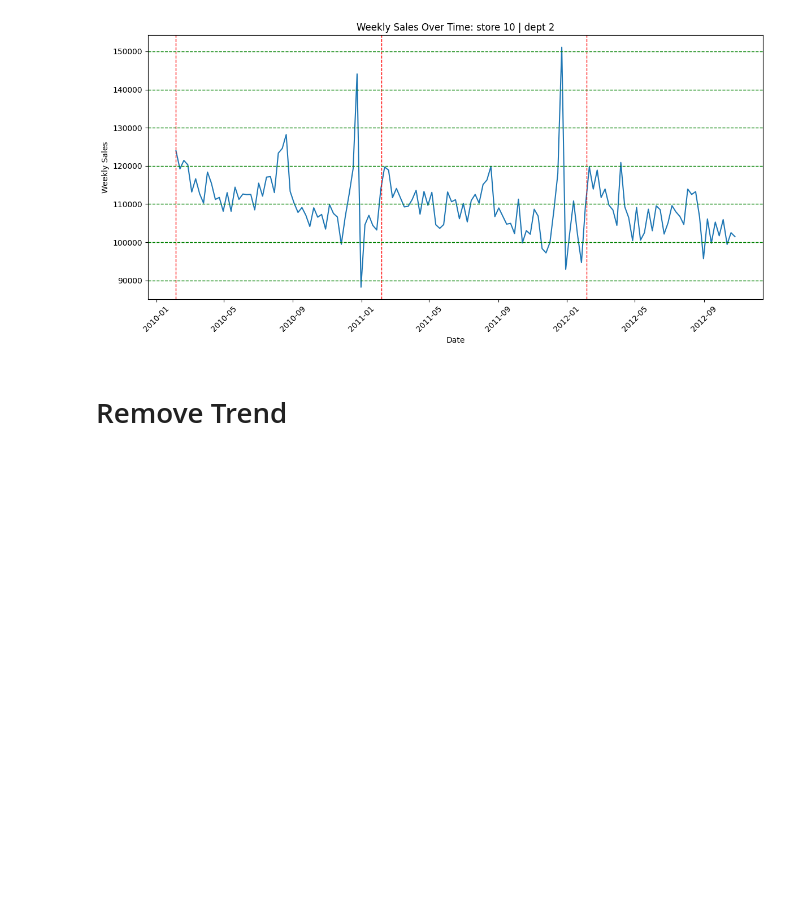
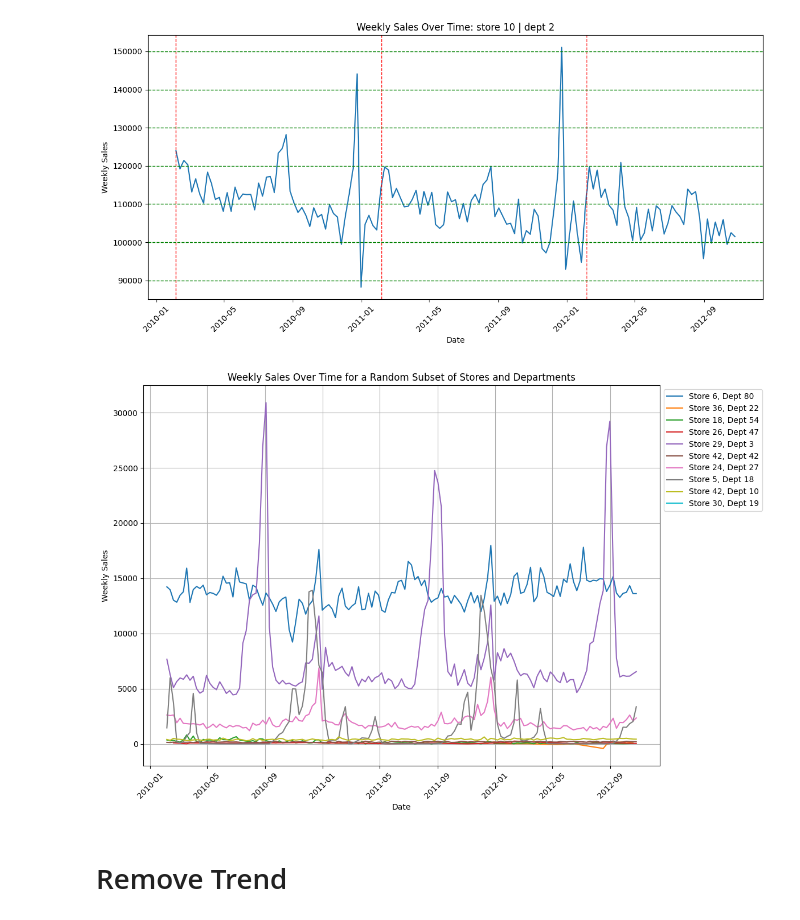
Before and after one commit to Cimbir/Store-Sales-Forecasting, a Jupyter notebook: model_sarima.ipynb, the cells around one changed output. Cells and saved outputs as stored; diff of their text form; code cells hidden in the pictures; blank space fills up the shorter version.

```diff
--- a/model_sarima.ipynb
+++ b/model_sarima.ipynb
@@ -146,6 +149,40 @@ for i in range(9, 16):
 plt.show()
 # %% [output]
 [figure]
+# %%
+import random
+
+# Get all unique store and department combinations
+unique_store_dept = df[['Store', 'Dept']].drop_duplicates()
+
+# Select a random subset of store and department combinations
+subset_size = 10  # You can adjust the size of the subset
+random_subset_store_dept = unique_store_dept.sample(n=subset_size, random_state=42) # Using random_state for reproducibility
+
+plt.figure(figsize=(14, 8))
+
+for index, row in random_subset_store_dept.iterrows():
+    store_id = row['Store']
+    dept_id = row['Dept']
+
+    # Filter data for the current store and department
+    store_dept_df = df[(df['Store'] == store_id) & (df['Dept'] == dept_id)]
+
+    # Sort by date for proper plotting
+    store_dept_df = store_dept_df.sort_values('Date')
+
+    plt.plot(store_dept_df['Date'], store_dept_df['Weekly_Sales'], label=f'Store {store_id}, Dept {dept_id}')
+
+plt.xlabel('Date')
+plt.ylabel('Weekly Sales')
+plt.title('Weekly Sales Over Time for a Random Subset of Stores and Departments')
+plt.xticks(rotation=45)
+plt.legend(loc='upper left', bbox_to_anchor=(1, 1))
+plt.tight_layout(rect=[0, 0, 0.85, 1]) # Adjust layout to make room for legend
+plt.grid(True)
+plt.show()
+# %% [output]
+[figure, added]
 # %% [markdown]
 # Remove Trend
 # %%
```
Also changed, not shown: parts of 19 cells of this notebook.
